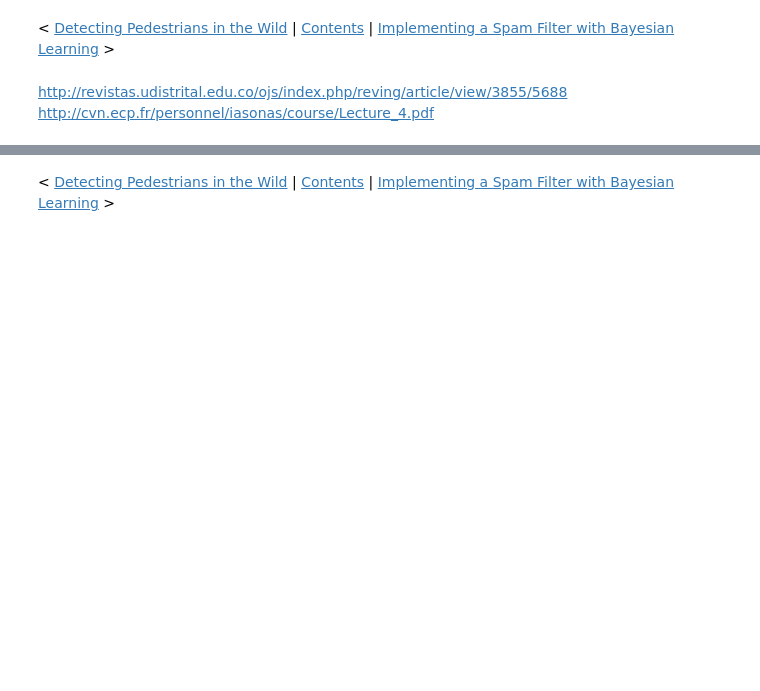
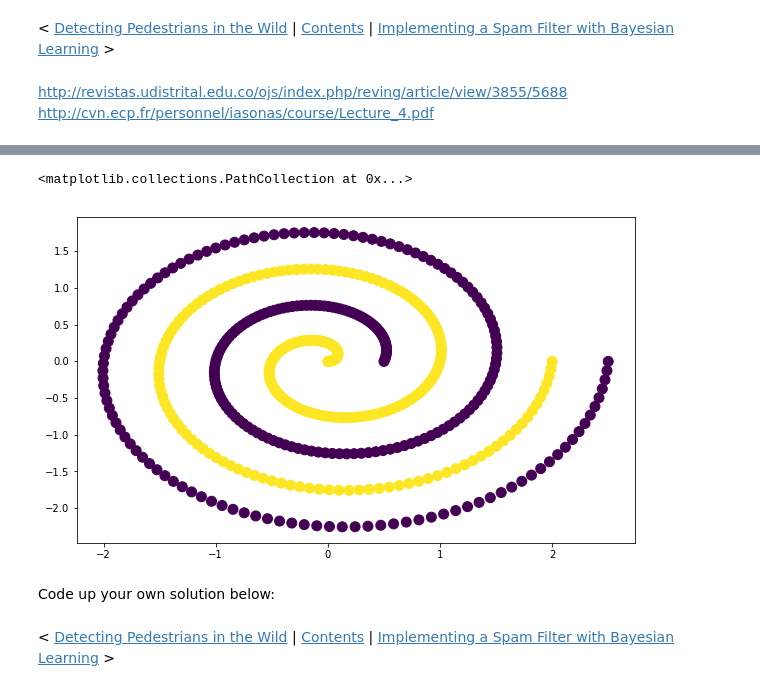
Before and after one commit to mbeyeler/opencv-machine-learning, a Jupyter notebook: notebooks/06.03-Additional-SVM-Exercises.ipynb, the cells around one changed output, grey strips where cells are left out. Saved outputs shown, nothing was run; the diff lists cells and outputs as text; code cells hidden in the pictures; blank space fills up the shorter version.

```diff
--- a/notebooks/06.03-Additional-SVM-Exercises.ipynb
+++ b/notebooks/06.03-Additional-SVM-Exercises.ipynb
@@ -19,3 +86,20 @@ http://cvn.ecp.fr/personnel/iasonas/course/Lecture_4.pdf
+# %%
+rho_pos = np.linspace(0, 2, n_samples // 2)
+rho_neg = np.linspace(0, 2, n_samples // 2) + 0.5
+rho = np.vstack((rho_pos, rho_neg))
+phi_pos = 2 * np.pi * rho_pos
+phi = np.vstack((phi_pos, phi_pos))
+# %%
+X4 = np.array([[r * np.cos(p), r * np.sin(p)] for r, p in zip(rho, phi)])
+y4 = np.vstack((np.ones((n_samples // 2, 1)), np.zeros((n_samples // 2, 1))))
+# %%
+plt.figure(figsize=(10, 6))
+plt.scatter(X4[:, 0], X4[:, 1], c=y4, s=100)
+# %% [output]
+<matplotlib.collections.PathCollection at 0x...>
+[figure, added]
+# %% [markdown]
+Code up your own solution below:
 # %% [markdown]
 <!--NAVIGATION-->
 < [Detecting Pedestrians in the Wild](06.02-Detecting-Pedestrians-in-the-Wild.ipynb) | [Contents](../README.md) | [Implementing a Spam Filter with Bayesian Learning](07.00-Implementing-a-Spam-Filter-with-Bayesian-Learning.ipynb) >
```
Also changed, not shown: parts of 19 cells of this notebook, 8 other files.
